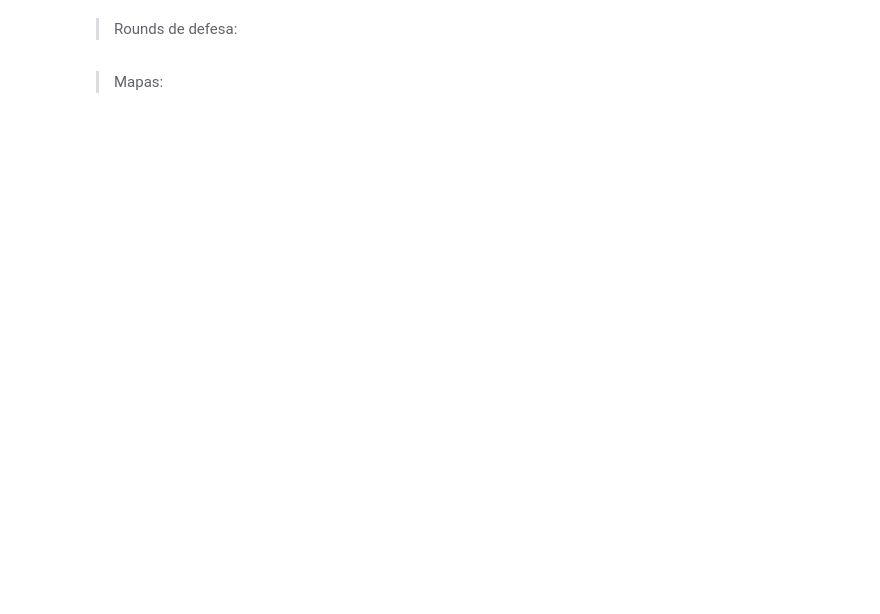
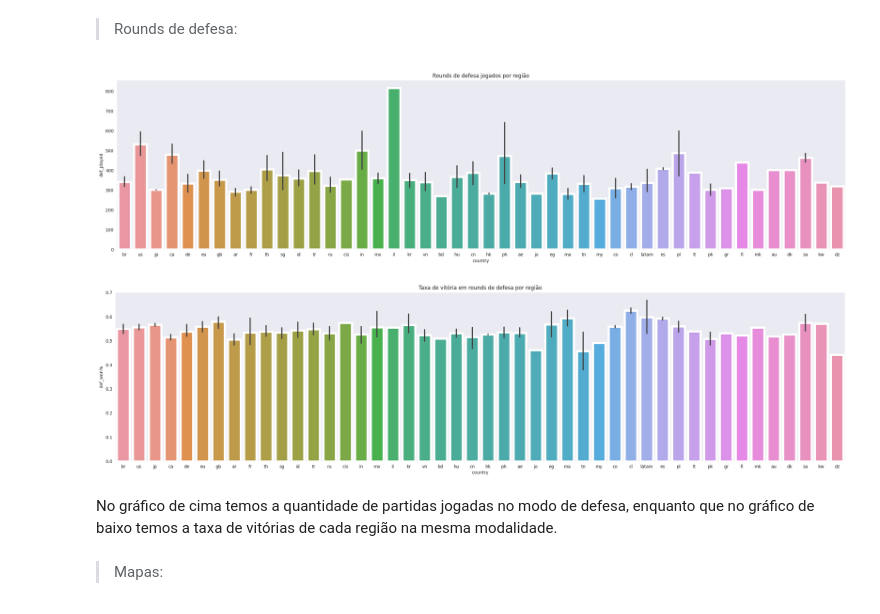
Before and after one commit to davimatiassg/projeto-probinf-unidade2, a Jupyter notebook: Roteiro_de_análise_Projeto_de_PROB_INF_UNIDADE2.ipynb, the cells around one changed output. Cells and saved outputs as stored; diff of their text form; code cells hidden in the pictures; blank space fills up the shorter version.

```diff
--- a/Roteiro_de_análise_Projeto_de_PROB_INF_UNIDADE2.ipynb
+++ b/Roteiro_de_análise_Projeto_de_PROB_INF_UNIDADE2.ipynb
@@ -235,14 +350,19 @@ plt.show()
 # %%
 plt.figure(figsize=(30,7))
 plt.subplot()
-plt.title('Rounds de defesa jogados por país')
+plt.title('Rounds de defesa jogados por região')
 sns.barplot(x='country',y='def_played',data=df,linewidth=5)
 plt.show()
 plt.figure(figsize=(30,7))
 plt.subplot()
-plt.title('Taxa de defesa em rounds de ataque por país')
+plt.title('Taxa de vitória em rounds de defesa por região')
 sns.barplot(x='country',y='def_won%',data=df,linewidth=5)
 plt.show()
+# %% [output]
+[figure, added]
+[figure, added]
+# %% [markdown]
+No gráfico de cima temos a quantidade de partidas jogadas no modo de defesa, enquanto que no gráfico de baixo temos a taxa de vitórias de cada região na mesma modalidade.
 # %% [markdown]
 > Mapas:
 # %%
```
Also changed, not shown: parts of 78 cells of this notebook.
